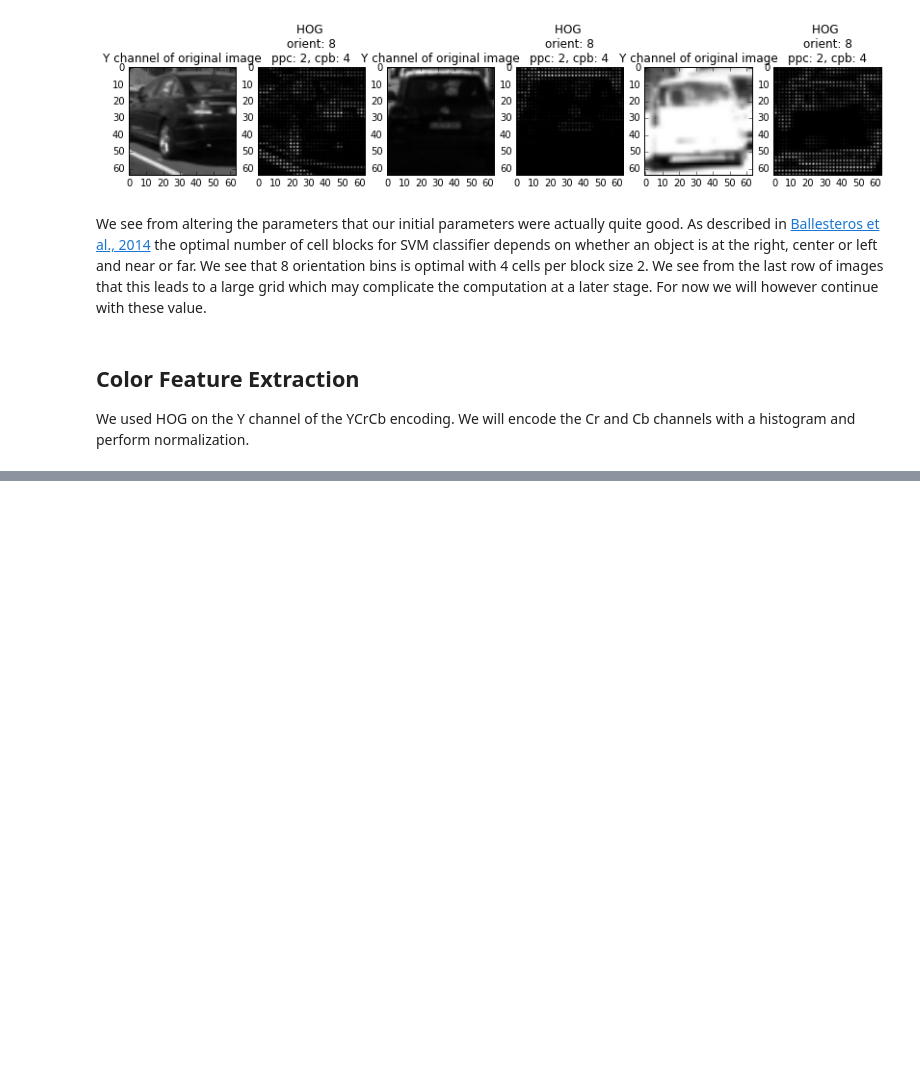
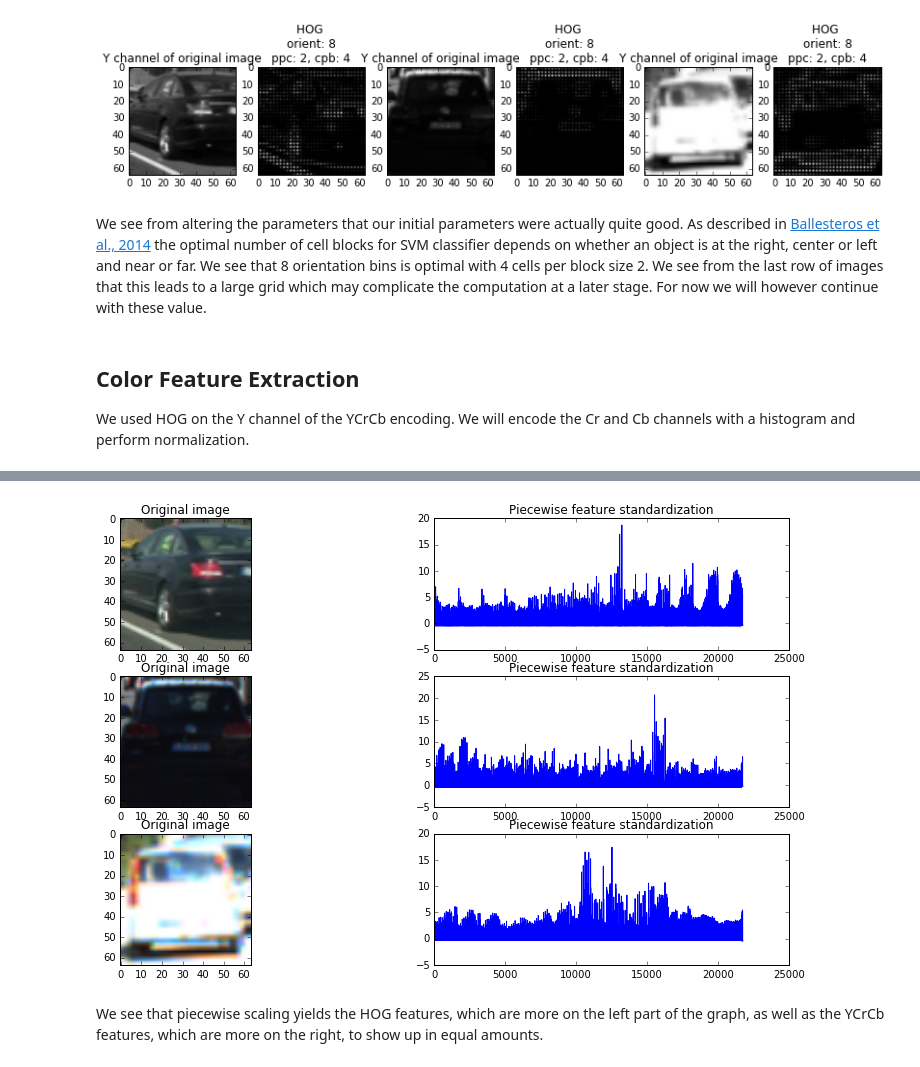
Before and after one commit to abossenbroek/CarND-Vehicle-Detection, a Jupyter notebook: Vehicle_Detection.ipynb, the cells around one changed output, grey strips where cells are left out. Drawn from its saved outputs; the diff is of its cells as text; code cells hidden in the pictures; blank space fills up the shorter version.

```diff
--- a/Vehicle_Detection.ipynb
+++ b/Vehicle_Detection.ipynb
@@ -122,0 +170,35 @@ We see that we get interesting peaks in the histograms and that even standardize
+# %%
+def extract_features_norm_pc(img, size=32):
+    img = cv2.resize(img, (size, size))
+    hog_feat = hog_features(img[:,:,0]).reshape(-1,1).astype(np.float64)
+    hog_feat_sclr = StandardScaler().fit(hog_feat)
+    hog_feat_sc = hog_feat_sclr.transform(hog_feat)
+    color_feat = color_hist(img).reshape(-1,1).astype(np.float64)
+    color_feat_sclr = StandardScaler().fit(color_feat)
+    color_feat_sc = color_feat_sclr.transform(color_feat)
+    all_features = np.concatenate((hog_feat_sc, color_feat_sc))
+    return all_features
+
+def plot_features_norm_pc(images):
+    fig = plt.figure(figsize=(14,8))
+    gs = gridspec.GridSpec(len(images),2)
+    for i, image_name in enumerate(images):
+        # Read the image and convert it to YCrCb color space
+        img = cv2.imread(image_name)
+        img_conv = cv2.cvtColor(img, cv2.COLOR_BGR2YCR_CB)
+        img_idx = 1
+        ax = plt.subplot(gs[i * 2])
+        plt.title('Original image')
+        ax.imshow(cv2.cvtColor(img, cv2.COLOR_BGR2RGB))
+        features = extract_features_norm_pc(img_conv)
+        ax = plt.subplot(gs[i * 2 + 1])
+        plt.title('Piecewise feature standardization')
+        ax.plot(features)
+
+    return None
+
+plot_features_norm_pc(test_images)
+# %% [output]
+[figure, added]
+# %% [markdown]
+We see that piecewise scaling yields the HOG features, which are more on the left part of the graph, as well as the YCrCb features, which are more on the right, to show up in equal amounts.
```
Also changed, not shown: parts of 7 cells of this notebook.
